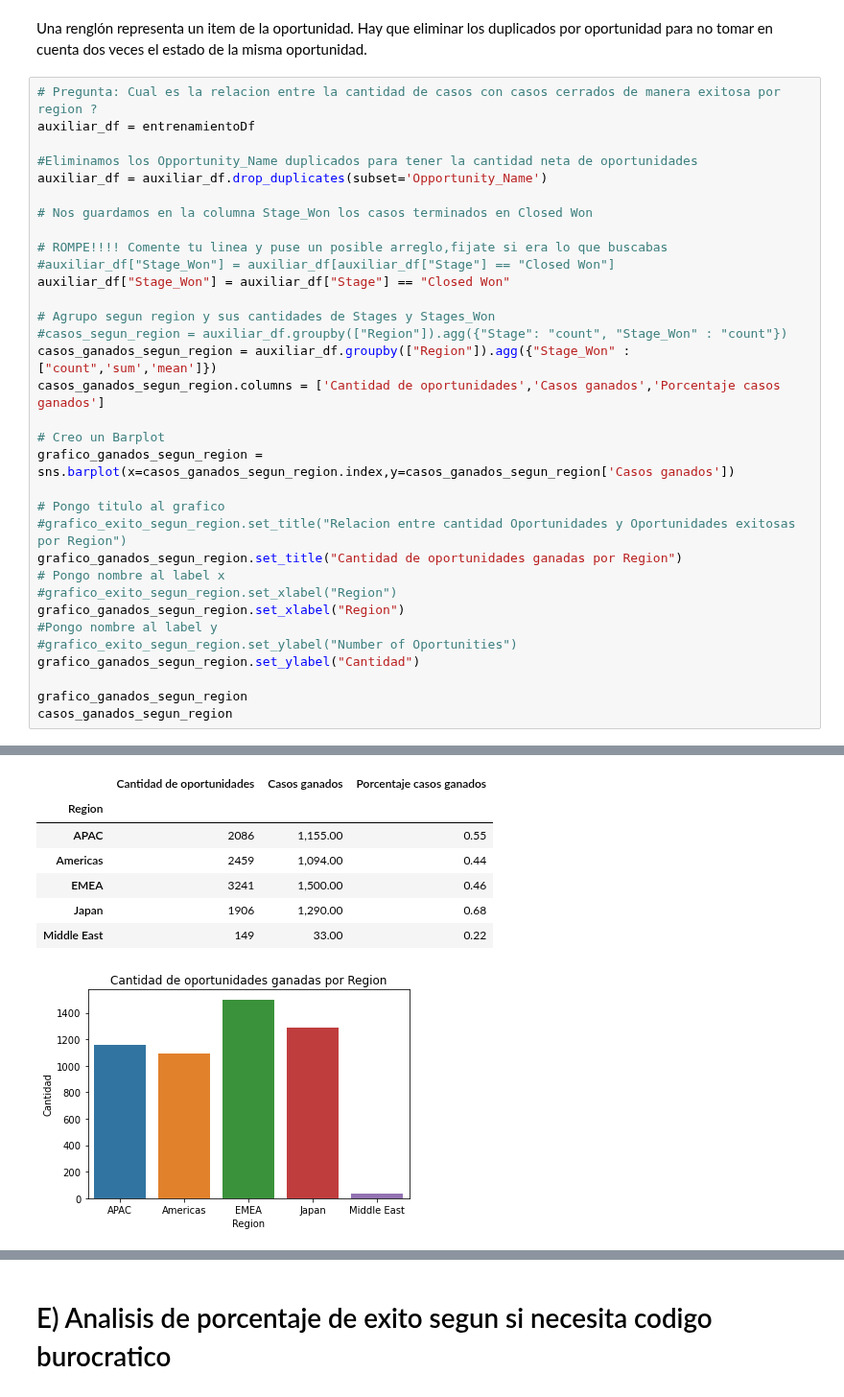
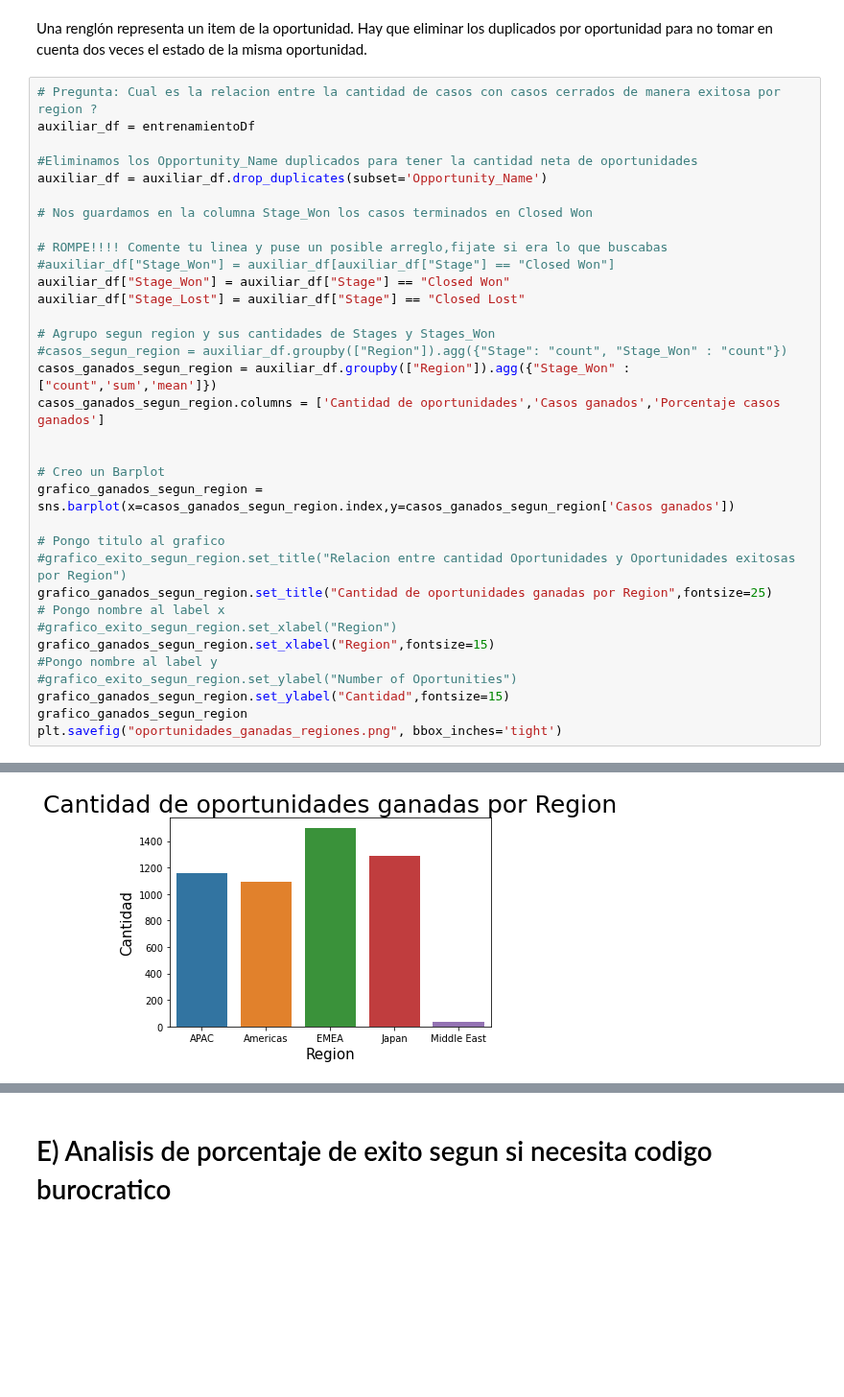
Before and after one commit to FerFabbiano/tp1-OrganizacionDeDatos, a Jupyter notebook: TP1_OrgaDeDatos.ipynb, the cells around one changed output, grey strips where cells are left out. Shown at 96% size. Drawn from its saved outputs; the diff is of its cells as text; blank space fills up the shorter version.

Commit message:
Cambios menores graficos, para informe

```diff
--- a/TP1_OrgaDeDatos.ipynb
+++ b/TP1_OrgaDeDatos.ipynb
@@ -573,27 +573,28 @@ auxiliar_df = auxiliar_df.drop_duplicates(subset='Opportunity_Name')
 # ROMPE!!!! Comente tu linea y puse un posible arreglo,fijate si era lo que buscabas
 #auxiliar_df["Stage_Won"] = auxiliar_df[auxiliar_df["Stage"] == "Closed Won"]
 auxiliar_df["Stage_Won"] = auxiliar_df["Stage"] == "Closed Won"
+auxiliar_df["Stage_Lost"] = auxiliar_df["Stage"] == "Closed Lost"
 
 # Agrupo segun region y sus cantidades de Stages y Stages_Won
 #casos_segun_region = auxiliar_df.groupby(["Region"]).agg({"Stage": "count", "Stage_Won" : "count"})
 casos_ganados_segun_region = auxiliar_df.groupby(["Region"]).agg({"Stage_Won" : ["count",'sum','mean']})
 casos_ganados_segun_region.columns = ['Cantidad de oportunidades','Casos ganados','Porcentaje casos ganados']
 
+
 # Creo un Barplot
 grafico_ganados_segun_region = sns.barplot(x=casos_ganados_segun_region.index,y=casos_ganados_segun_region['Casos ganados'])
 
 # Pongo titulo al grafico
 #grafico_exito_segun_region.set_title("Relacion entre cantidad Oportunidades y Oportunidades exitosas por Region")
-grafico_ganados_segun_region.set_title("Cantidad de oportunidades ganadas por Region")
+grafico_ganados_segun_region.set_title("Cantidad de oportunidades ganadas por Region",fontsize=25)
 # Pongo nombre al label x
 #grafico_exito_segun_region.set_xlabel("Region")
-grafico_ganados_segun_region.set_xlabel("Region")
+grafico_ganados_segun_region.set_xlabel("Region",fontsize=15)
 #Pongo nombre al label y
 #grafico_exito_segun_region.set_ylabel("Number of Oportunities")
-grafico_ganados_segun_region.set_ylabel("Cantidad")
-
+grafico_ganados_segun_region.set_ylabel("Cantidad",fontsize=15)
 grafico_ganados_segun_region
-casos_ganados_segun_region
+plt.savefig("oportunidades_ganadas_regiones.png", bbox_inches='tight')
 # %% [output]
 A value is trying to be set on a copy of a slice from a DataFrame.
 Try using .loc[row_indexer,col_indexer] = value instead
@@ -603,8 +609 @@ See the caveats in the documentation: https://pandas.pydata.org/pandas-docs/stab
-|  | Cantidad de oportunidades | Casos ganados | Porcentaje casos ganados |
-| Region |  |  |  |
-| APAC | 2086 | 1,155.00 | 0.55 |
-| Americas | 2459 | 1,094.00 | 0.44 |
-| EMEA | 3241 | 1,500.00 | 0.46 |
-| Japan | 1906 | 1,290.00 | 0.68 |
-| Middle East | 149 | 33.00 | 0.22 |
-[figure, old version]
+[figure, new version]
```
Also changed, not shown: parts of 19 cells of this notebook, 9 other files.
